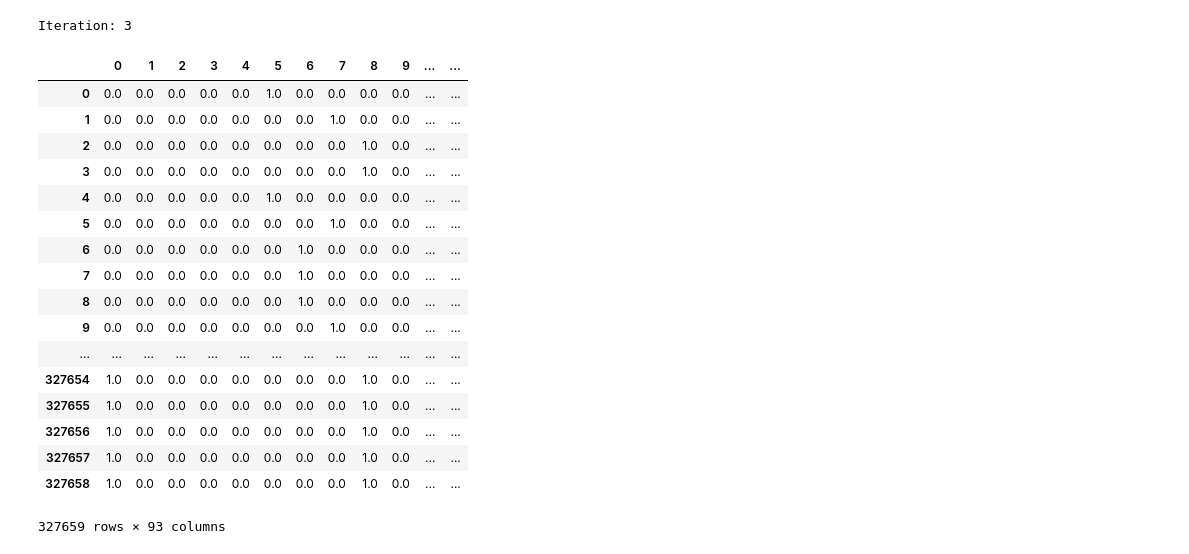
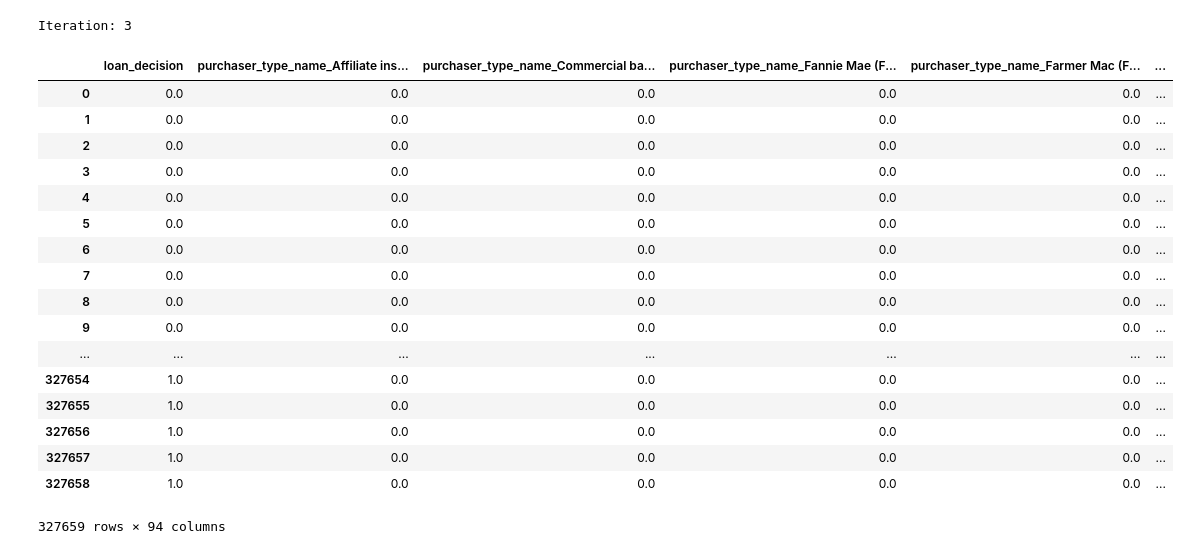
Before and after one commit to paigedilmore/Mortgage-Approvals-WA-State, a Jupyter notebook: Predicting loan denials and approvals.ipynb, the cells around one changed output. Saved outputs shown, nothing was run; the diff lists cells and outputs as text; code cells hidden in the pictures.

Commit message:
zipping imputed col names & attaching uniqueid

```diff
--- a/Predicting loan denials and approvals.ipynb
+++ b/Predicting loan denials and approvals.ipynb
@@ -403,6 +403,8 @@ Of the observations missing substantial amounts of data (n=230), 76% of them are
 prep_df = prep_df.loc[~prep_df['population'].isnull()]
 # %% [markdown]
 * note: population missing was arbitrarily chosen as the variable for deciding whether to keep the observations or not. When the population is missing, the other continuous variables appear to be systematically missing, therefore, "population" served as the filtering column.
+# %%
+column_names = prep_df.iloc[:,1:].columns
 # %%
 X= np.array(prep_df.iloc[:,1:])
 # %%
@@ -413,24 +415,28 @@ Iteration: 0
 Iteration: 1
 Iteration: 2
 Iteration: 3
-# %%
-pd.DataFrame(x_imputed)
-# %% [output]
-|  | 0 | 1 | 2 | 3 | 4 | 5 | 6 | 7 | 8 | 9 | ... | ... |
-| 0 | 0.0 | 0.0 | 0.0 | 0.0 | 0.0 | 1.0 | 0.0 | 0.0 | 0.0 | 0.0 | ... | ... |
-| 1 | 0.0 | 0.0 | 0.0 | 0.0 | 0.0 | 0.0 | 0.0 | 1.0 | 0.0 | 0.0 | ... | ... |
-| 2 | 0.0 | 0.0 | 0.0 | 0.0 | 0.0 | 0.0 | 0.0 | 0.0 | 1.0 | 0.0 | ... | ... |
-| 3 | 0.0 | 0.0 | 0.0 | 0.0 | 0.0 | 0.0 | 0.0 | 0.0 | 1.0 | 0.0 | ... | ... |
-| 4 | 0.0 | 0.0 | 0.0 | 0.0 | 0.0 | 1.0 | 0.0 | 0.0 | 0.0 | 0.0 | ... | ... |
-| 5 | 0.0 | 0.0 | 0.0 | 0.0 | 0.0 | 0.0 | 0.0 | 1.0 | 0.0 | 0.0 | ... | ... |
-| 6 | 0.0 | 0.0 | 0.0 | 0.0 | 0.0 | 0.0 | 1.0 | 0.0 | 0.0 | 0.0 | ... | ... |
-| 7 | 0.0 | 0.0 | 0.0 | 0.0 | 0.0 | 0.0 | 1.0 | 0.0 | 0.0 | 0.0 | ... | ... |
-| 8 | 0.0 | 0.0 | 0.0 | 0.0 | 0.0 | 0.0 | 1.0 | 0.0 | 0.0 | 0.0 | ... | ... |
-| 9 | 0.0 | 0.0 | 0.0 | 0.0 | 0.0 | 0.0 | 0.0 | 1.0 | 0.0 | 0.0 | ... | ... |
-| ... | ... | ... | ... | ... | ... | ... | ... | ... | ... | ... | ... | ... |
-| 327654 | 1.0 | 0.0 | 0.0 | 0.0 | 0.0 | 0.0 | 0.0 | 0.0 | 1.0 | 0.0 | ... | ... |
-| 327655 | 1.0 | 0.0 | 0.0 | 0.0 | 0.0 | 0.0 | 0.0 | 0.0 | 1.0 | 0.0 | ... | ... |
-| 327656 | 1.0 | 0.0 | 0.0 | 0.0 | 0.0 | 0.0 | 0.0 | 0.0 | 1.0 | 0.0 | ... | ... |
-| 327657 | 1.0 | 0.0 | 0.0 | 0.0 | 0.0 | 0.0 | 0.0 | 0.0 | 1.0 | 0.0 | ... | ... |
-| 327658 | 1.0 | 0.0 | 0.0 | 0.0 | 0.0 | 0.0 | 0.0 | 0.0 | 1.0 | 0.0 | ... | ... |
-327659 rows × 93 columns
+# %%
+df_imputed = pd.DataFrame(x_imputed, columns = column_names)
+# %%
+df_imputed['unique_identifier'] = prep_df['unique_identifier']
+# %%
+df_imputed
+# %% [output]
+|  | loan_decision | purchaser_type_name_Affiliate ins... | purchaser_type_name_Commercial ba... | purchaser_type_name_Fannie Mae (F... | purchaser_type_name_Farmer Mac (F... | ... |
+| 0 | 0.0 | 0.0 | 0.0 | 0.0 | 0.0 | ... |
+| 1 | 0.0 | 0.0 | 0.0 | 0.0 | 0.0 | ... |
+| 2 | 0.0 | 0.0 | 0.0 | 0.0 | 0.0 | ... |
+| 3 | 0.0 | 0.0 | 0.0 | 0.0 | 0.0 | ... |
+| 4 | 0.0 | 0.0 | 0.0 | 0.0 | 0.0 | ... |
+| 5 | 0.0 | 0.0 | 0.0 | 0.0 | 0.0 | ... |
+| 6 | 0.0 | 0.0 | 0.0 | 0.0 | 0.0 | ... |
+| 7 | 0.0 | 0.0 | 0.0 | 0.0 | 0.0 | ... |
+| 8 | 0.0 | 0.0 | 0.0 | 0.0 | 0.0 | ... |
+| 9 | 0.0 | 0.0 | 0.0 | 0.0 | 0.0 | ... |
+| ... | ... | ... | ... | ... | ... | ... |
+| 327654 | 1.0 | 0.0 | 0.0 | 0.0 | 0.0 | ... |
+| 327655 | 1.0 | 0.0 | 0.0 | 0.0 | 0.0 | ... |
+| 327656 | 1.0 | 0.0 | 0.0 | 0.0 | 0.0 | ... |
+| 327657 | 1.0 | 0.0 | 0.0 | 0.0 | 0.0 | ... |
+| 327658 | 1.0 | 0.0 | 0.0 | 0.0 | 0.0 | ... |
+327659 rows × 94 columns
```
